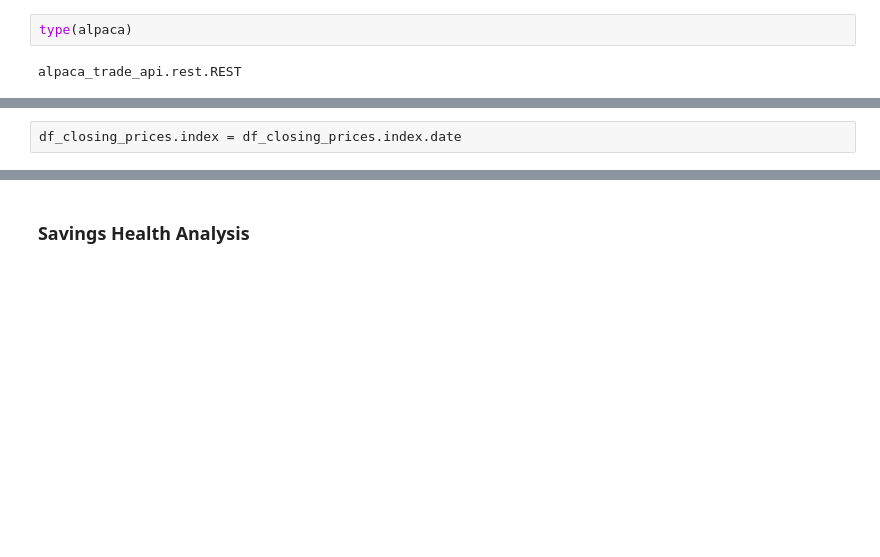
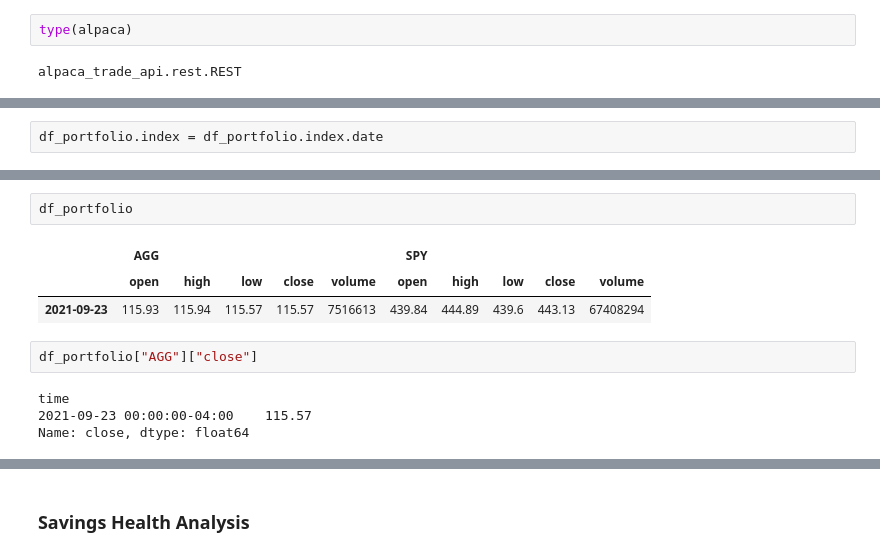
Before and after one commit to MatthewPuttroff/HWUnitFive, a Jupyter notebook: Instructions/Starter_Code/financial-planner.ipynb, the cells around one changed output, grey strips where cells are left out. Saved outputs shown, nothing was run; the diff lists cells and outputs as text; blank space fills up the shorter version.

```diff
--- a/Instructions/Starter_Code/financial-planner.ipynb
+++ b/Instructions/Starter_Code/financial-planner.ipynb
@@ -136,2 +132,2 @@ df_portfolio.head()
 # %%
-df_closing_prices.index = df_closing_prices.index.date
+df_portfolio.index = df_portfolio.index.date
@@ -152,0 +134,12 @@ DatetimeIndex(['2018-09-24 00:00:00-04:00', '2018-09-25 00:00:00-04:00',
+# %%
+df_portfolio
+# %% [output]
+|  | AGG |  |  |  |  | SPY |  |  |  |  |
+|  | open | high | low | close | volume | open | high | low | close | volume |
+| 2021-09-23 | 115.93 | 115.94 | 115.57 | 115.57 | 7516613 | 439.84 | 444.89 | 439.6 | 443.13 | 67408294 |
+# %%
+df_portfolio["AGG"]["close"]
+# %% [output]
+time
+2021-09-23 00:00:00-04:00    115.57
+Name: close, dtype: float64
```
Also changed, not shown: parts of 8 cells of this notebook.
